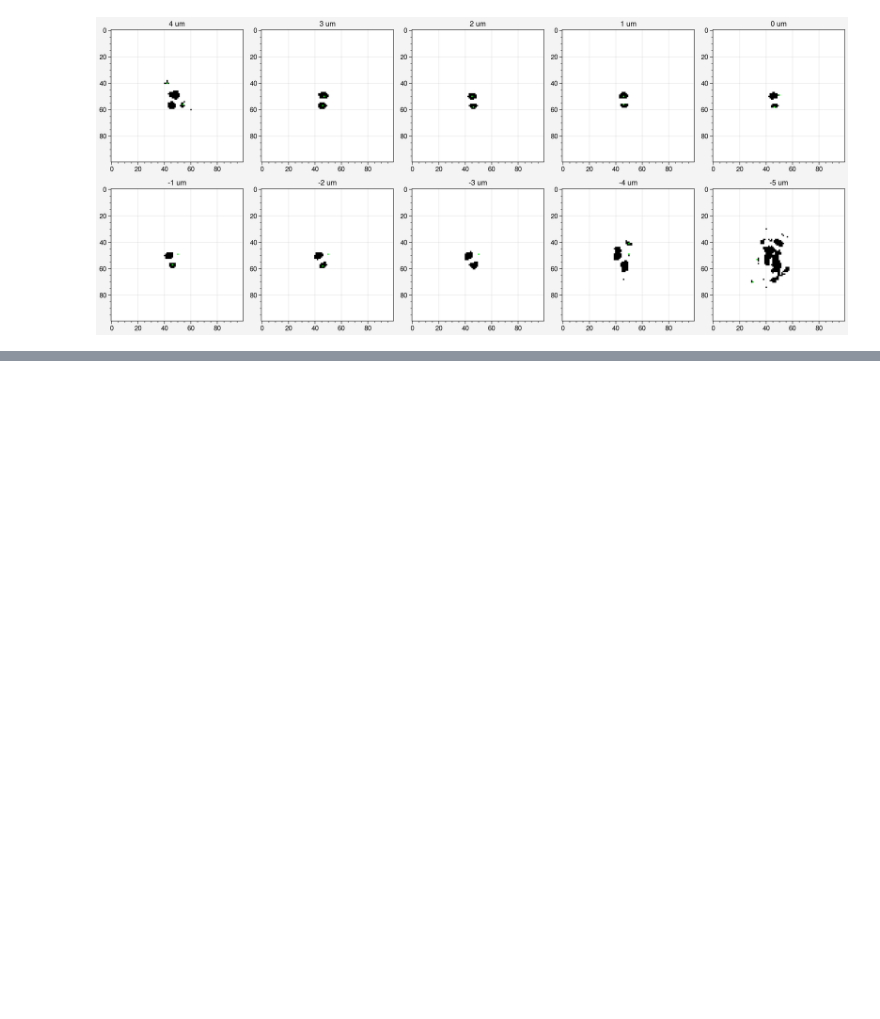
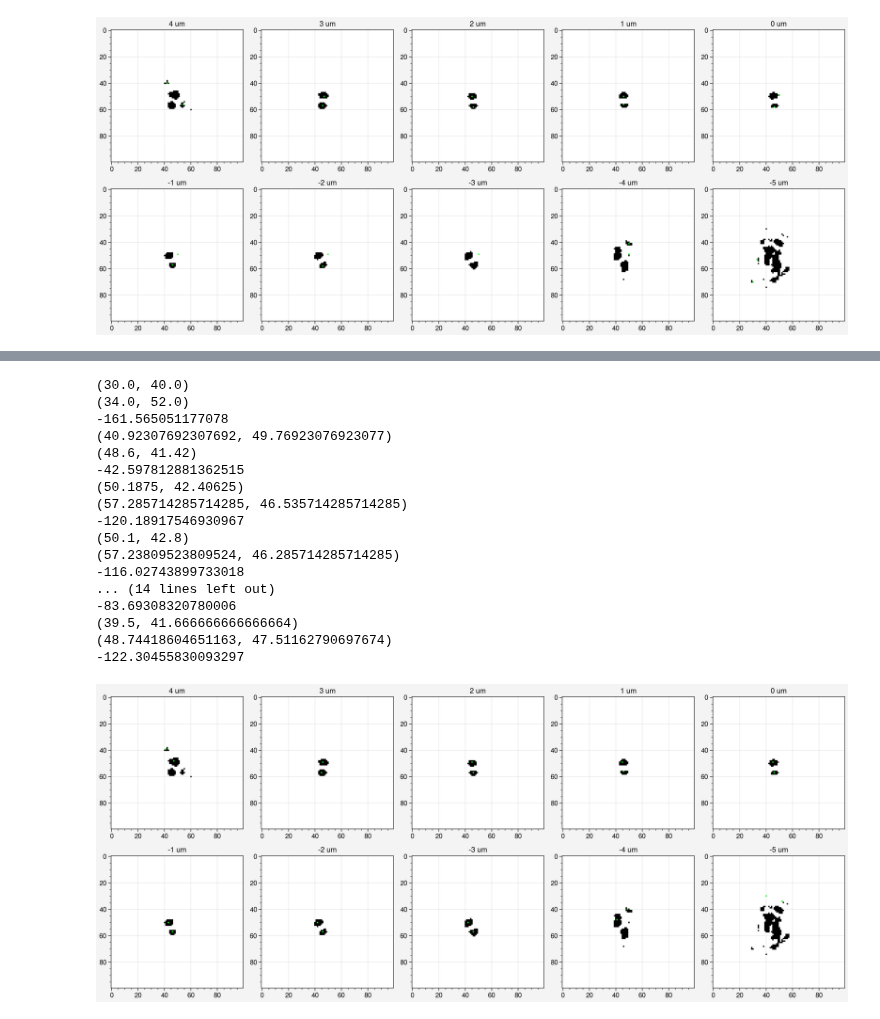
Before and after one commit to Kubiczek36/AF_module_automatition, a Jupyter notebook: reset.ipynb, the cells around one changed output, grey strips where cells are left out. Cells and saved outputs as stored; diff of their text form; code cells hidden in the pictures; blank space fills up the shorter version.

```diff
--- a/reset.ipynb
+++ b/reset.ipynb
@@ -49,0 +81,49 @@ plt.imshow(label_objects*(label_objects == 1))
+# %%
+fig, axs = pplt.subplots(nrows = 2, ncols = 5, share=False)
+
+angles = np.zeros(10)
+
+for i in range(-5, 5):
+# i = -2
+    filename = "test_imgs/" + str(i) + ".tiff"
+    image = PSFrot.readImage(path = filename)
+    image = PSFrot.threshold(image, intensity=0.4)
+    imC = gray2rgb(image)
+    fill_psf = np.abs(1-image)
+    label_objects, _ = ndi.label(fill_psf)
+    c1 = ndi.center_of_mass(label_objects*(label_objects==1))
+    c2 = ndi.center_of_mass(label_objects*(label_objects==2))
+    print(c1)
+    print(c2)
+    cx = [int(c1[1]), int(c2[1])]
+    cy = [int(c1[0]), int(c2[0])]
+    # cx, cy, rad = PSFrot.findCircles(image)
+    # imC = gray2rgb(image)
+    print(np.rad2deg(np.arctan2(c1[0] - c2[0], c1[1] - c2[1])))
+    # imC[cx[0]] = (0, 1., 0)
+    # imC[c2[0], c2[1]] = (0, 1., 0)
+    for cx, cy in zip(cx, cy):
+        imC[cy, cx] = (0, 1., 0)
+    axs[i//5, 4-i%5].imshow(imC)
+    axs[i//5, 4-i%5].format(title = str(i) + " um")
+
+fig.save("vysl.png", dpi=333)
+# %% [output]
+(30.0, 40.0)
+(34.0, 52.0)
+-161.565051177078
+(40.92307692307692, 49.76923076923077)
+(48.6, 41.42)
+-42.597812881362515
+(50.1875, 42.40625)
+(57.285714285714285, 46.535714285714285)
+-120.18917546930967
+(50.1, 42.8)
+(57.23809523809524, 46.285714285714285)
+-116.02743899733018
+... (14 lines left out)
+-83.69308320780006
+(39.5, 41.666666666666664)
+(48.74418604651163, 47.51162790697674)
+-122.30455830093297
+[figure, added]
```
Also changed, not shown: parts of 3 cells of this notebook, 1 other file.
